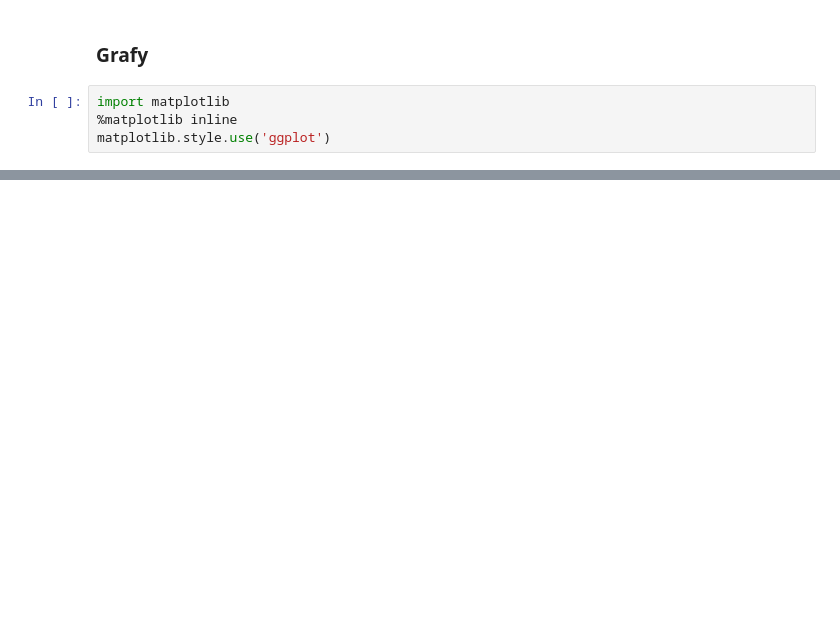
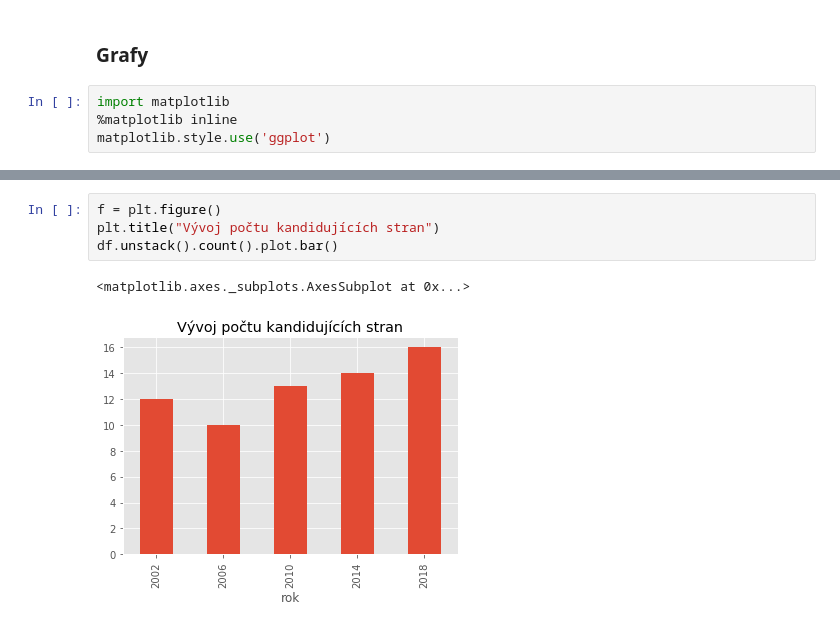
Before and after one commit to viluon/vzd-2019, a Jupyter notebook: 01/homework_01_B191.ipynb, the cells around one changed output, grey strips where cells are left out. Drawn from its saved outputs; the diff is of its cells as text; blank space fills up the shorter version.

```diff
--- a/01/homework_01_B191.ipynb
+++ b/01/homework_01_B191.ipynb
@@ -204,0 +256,7 @@ matplotlib.style.use('ggplot')
+# %%
+f = plt.figure()
+plt.title("Vývoj počtu kandidujících stran")
+df.unstack().count().plot.bar()
+# %% [output]
+<matplotlib.axes._subplots.AxesSubplot at 0x...>
+[figure, added]
```
Also changed, not shown: parts of 11 cells of this notebook.
